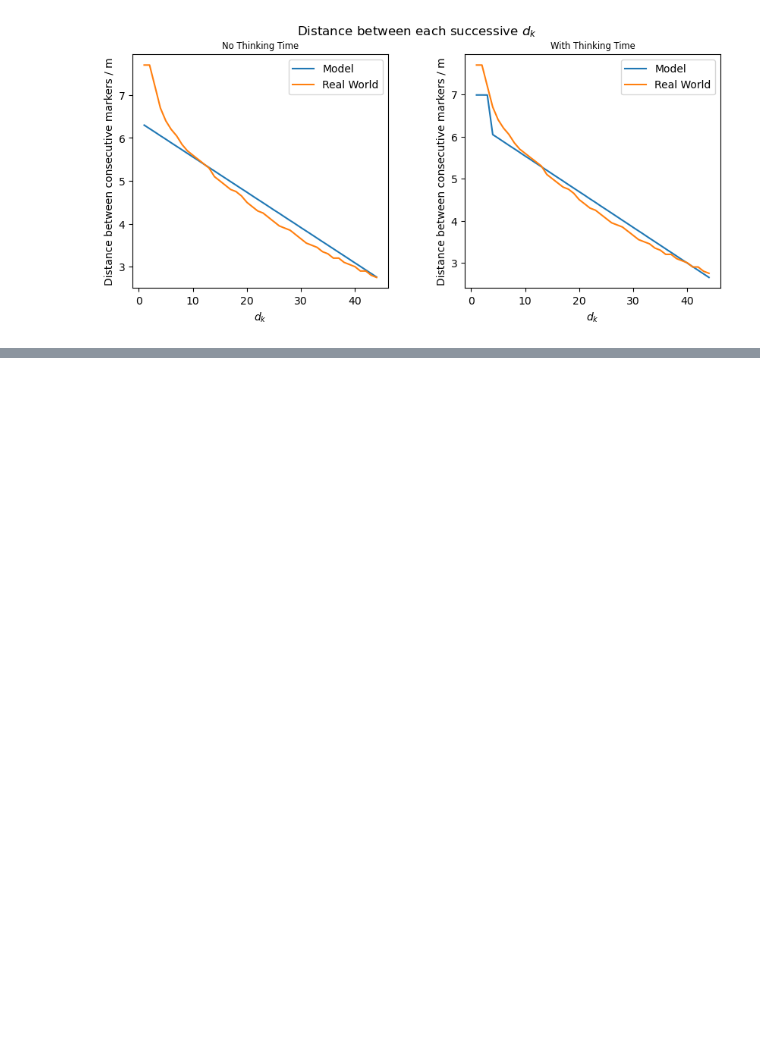
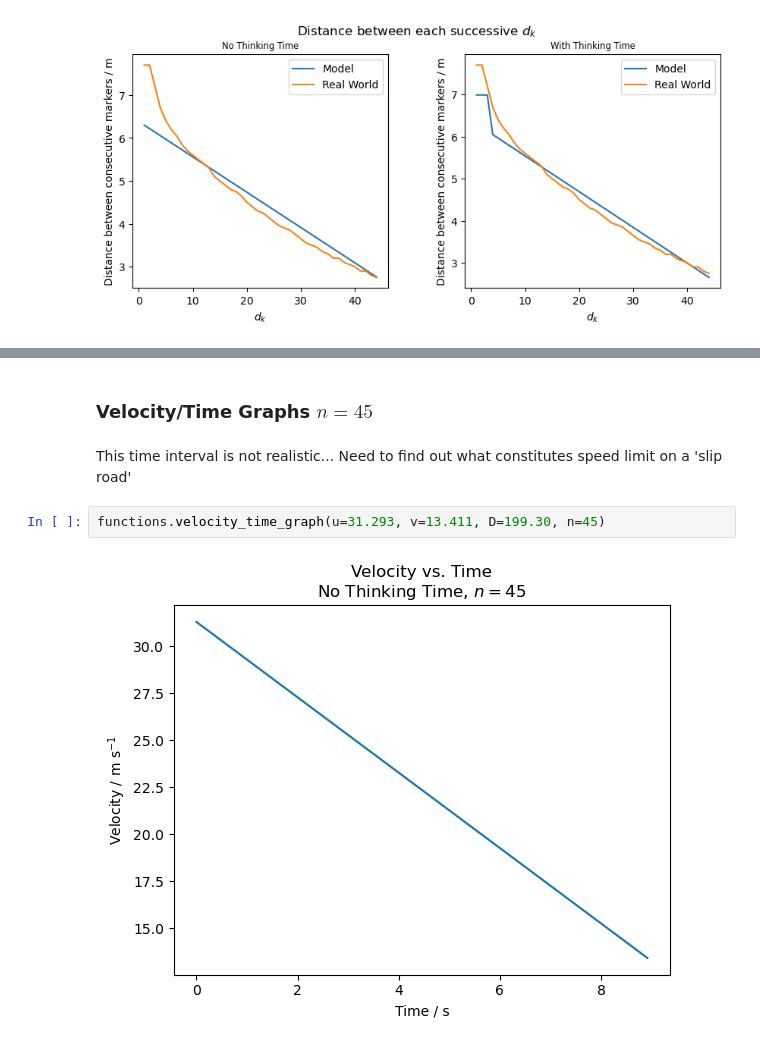
Before and after one commit to pineapple-bois/Modelling-Transverse-Bars, a Jupyter notebook: transverse_bars.ipynb, the cells around one changed output, grey strips where cells are left out. Cells and saved outputs as stored; diff of their text form; blank space fills up the shorter version.

```diff
--- a/transverse_bars.ipynb
+++ b/transverse_bars.ipynb
@@ -279,0 +305,9 @@ functions.plot_subgraphs_dk(dk_45_no_thinking, dk_45_thinking, real_world_45)
+# %% [markdown]
+### Velocity/Time Graphs $n=45$
+# %% [markdown]
+This time interval is not realistic...
+Need to find out what constitutes speed limit on a 'slip road'
+# %%
+functions.velocity_time_graph(u=31.293, v=13.411, D=199.30, n=45)
+# %% [output]
+[figure, added]
```
Also changed, not shown: parts of 18 cells of this notebook.
